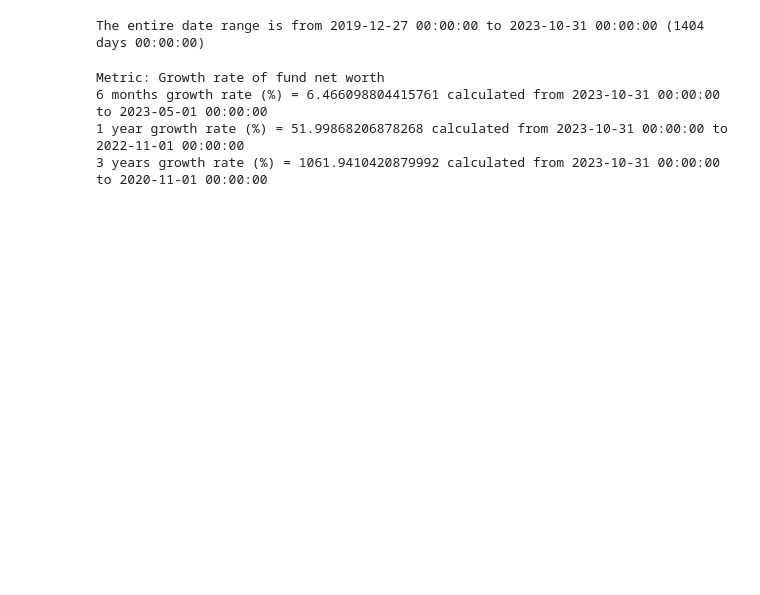
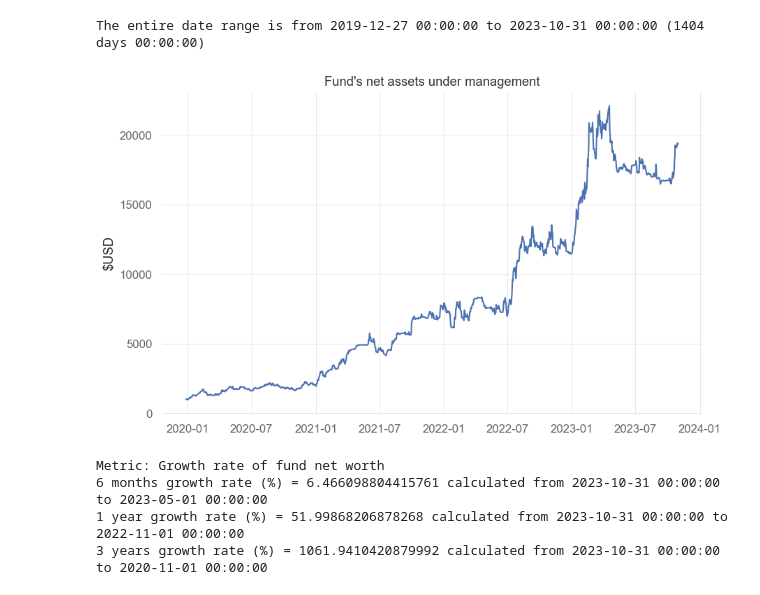
Before and after one commit to amirabbasja/Mutual-Fund-Evaluation, a Jupyter notebook: main.ipynb, the cells around one changed output. Drawn from its saved outputs; the diff is of its cells as text; code cells hidden in the pictures; blank space fills up the shorter version.

```diff
--- a/main.ipynb
+++ b/main.ipynb
@@ -9,30 +10,33 @@ from utils import *
 # %%
 # Data and super variables
 # Import the data for fund 1
 f1_DailyAuM = pd.read_csv("./Data/Daily AuM - AuM (1).csv")
 f1_DailyTrades = pd.read_csv("./Data/Daily AuM - Trades_10.csv")
 
 # Get the union of both datasets (Date-wise)
 f1_DailyAuM.Date = pd.to_datetime(f1_DailyAuM.Date, dayfirst = True, format = "mixed")
 f1_DailyTrades.buy_date = pd.to_datetime(f1_DailyTrades.buy_date, dayfirst = True, format = "mixed")
 f1_DailyTrades.sell_date = pd.to_datetime(f1_DailyTrades.sell_date, dayfirst = True, format = "mixed")
 
 f1_DailyTrades_LastDate = f1_DailyTrades.iloc[-1].sell_date
 f1_DailyAuM_LastDate = f1_DailyAuM.iloc[-1].Date
 
 if f1_DailyTrades_LastDate < f1_DailyAuM_LastDate:
     f1_DailyAuM = f1_DailyAuM[f1_DailyAuM.Date <= f1_DailyTrades_LastDate]
 else:
     f1_DailyTrades = f1_DailyTrades[f1_DailyTrades.sell_date <= f1_DailyAuM_LastDate]
 
 # start and end of date of the entire dataset
 START_DATE, END_DATE = f1_DailyAuM.iloc[0].Date, f1_DailyAuM.iloc[-1].Date
 START_MONTH, END_MONTH = f1_DailyAuM.iloc[0].Date.month, f1_DailyAuM.iloc[-1].Date.month
 START_YEAR, END_YEAR = f1_DailyAuM.iloc[0].Date.year, f1_DailyAuM.iloc[-1].Date.year
 
 print(f"The entire date range is from {START_DATE} to {END_DATE} ({(f1_DailyAuM.iloc[-1].Date - f1_DailyAuM.iloc[0].Date)})")
+
+plt.plot(f1_DailyAuM.Date, f1_DailyAuM.AuM); plt.title("Fund's net assets under management"); plt.ylabel("$USD"); plt.show()
 # %% [output]
 The entire date range is from 2019-12-27 00:00:00 to 2023-10-31 00:00:00 (1404 days 00:00:00)
+[figure, added]
 # %%
 # Growth rate of fund net worth
 # This metric is calculated on three intervals, six months, 1 year and 3 years
```
Also changed, not shown: parts of 7 cells of this notebook.
